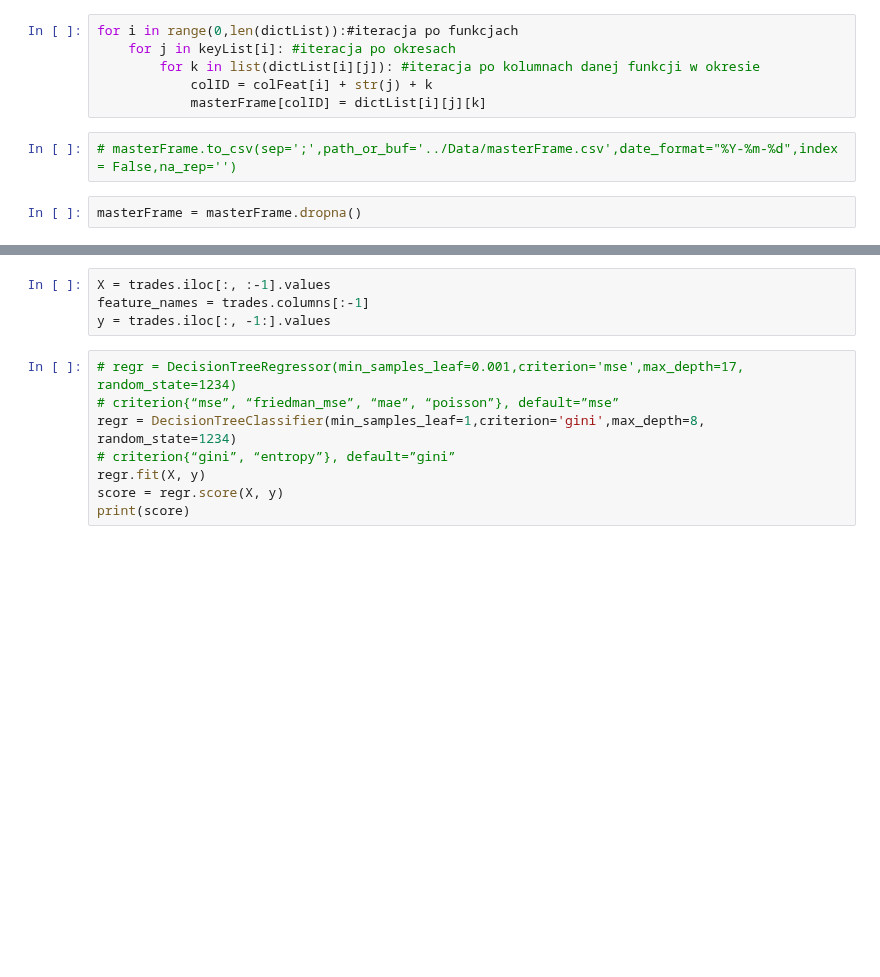
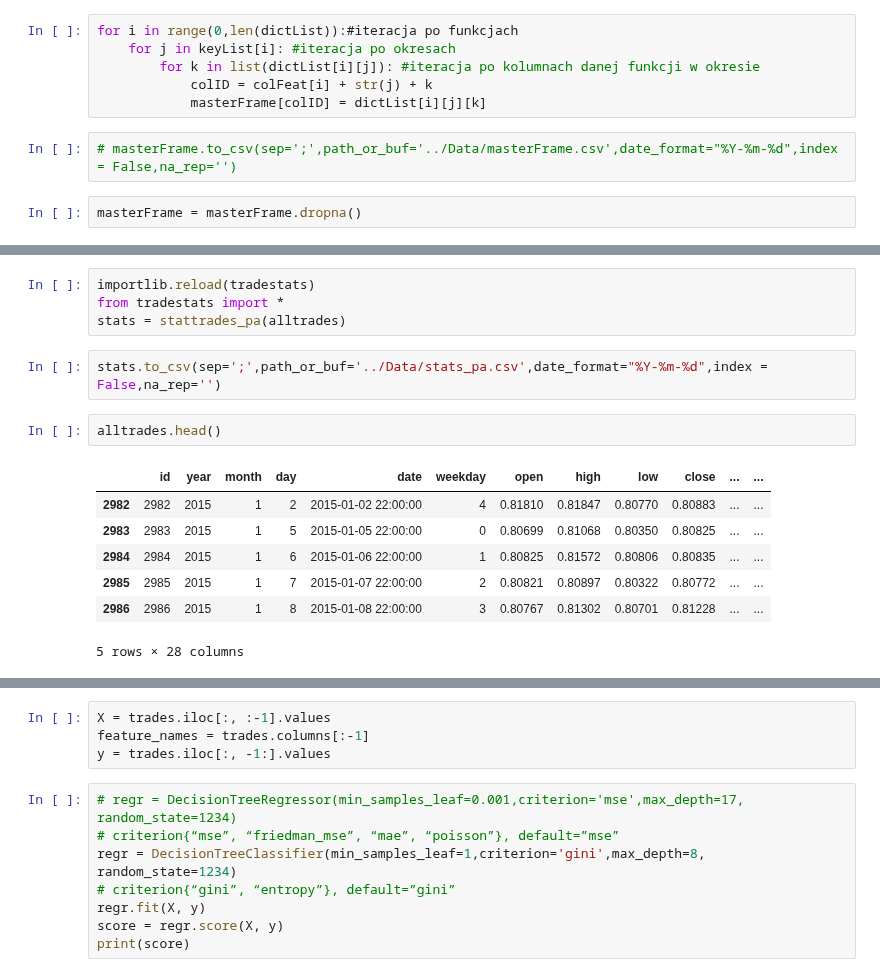
Before and after one commit to ai357060/flower, a Jupyter notebook: wm/PAExperiment.ipynb, the cells around one changed output, grey strips where cells are left out. Saved outputs shown, nothing was run; the diff lists cells and outputs as text; blank space fills up the shorter version.

```diff
--- a/wm/PAExperiment.ipynb
+++ b/wm/PAExperiment.ipynb
@@ -91,0 +133,16 @@ trades.head(2)
+# %%
+importlib.reload(tradestats)
+from tradestats import *
+stats = stattrades_pa(alltrades)
+# %%
+stats.to_csv(sep=';',path_or_buf='../Data/stats_pa.csv',date_format="%Y-%m-%d",index = False,na_rep='')
+# %%
+alltrades.head()
+# %% [output]
+|  | id | year | month | day | date | weekday | open | high | low | close | ... | ... |
+| 2982 | 2982 | 2015 | 1 | 2 | 2015-01-02 22:00:00 | 4 | 0.81810 | 0.81847 | 0.80770 | 0.80883 | ... | ... |
+| 2983 | 2983 | 2015 | 1 | 5 | 2015-01-05 22:00:00 | 0 | 0.80699 | 0.81068 | 0.80350 | 0.80825 | ... | ... |
+| 2984 | 2984 | 2015 | 1 | 6 | 2015-01-06 22:00:00 | 1 | 0.80825 | 0.81572 | 0.80806 | 0.80835 | ... | ... |
+| 2985 | 2985 | 2015 | 1 | 7 | 2015-01-07 22:00:00 | 2 | 0.80821 | 0.80897 | 0.80322 | 0.80772 | ... | ... |
+| 2986 | 2986 | 2015 | 1 | 8 | 2015-01-08 22:00:00 | 3 | 0.80767 | 0.81302 | 0.80701 | 0.81228 | ... | ... |
+5 rows × 28 columns
```
Also changed, not shown: parts of 4 cells of this notebook, 4 other files.
